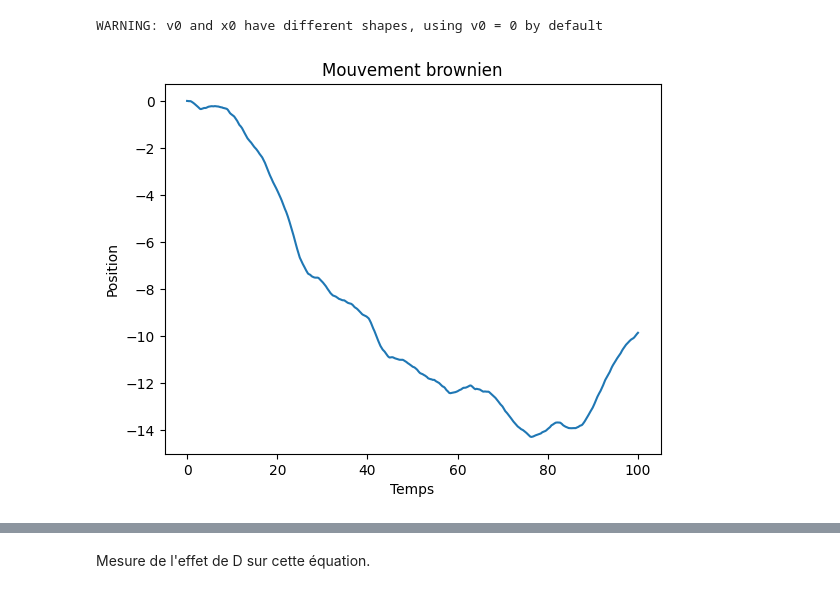
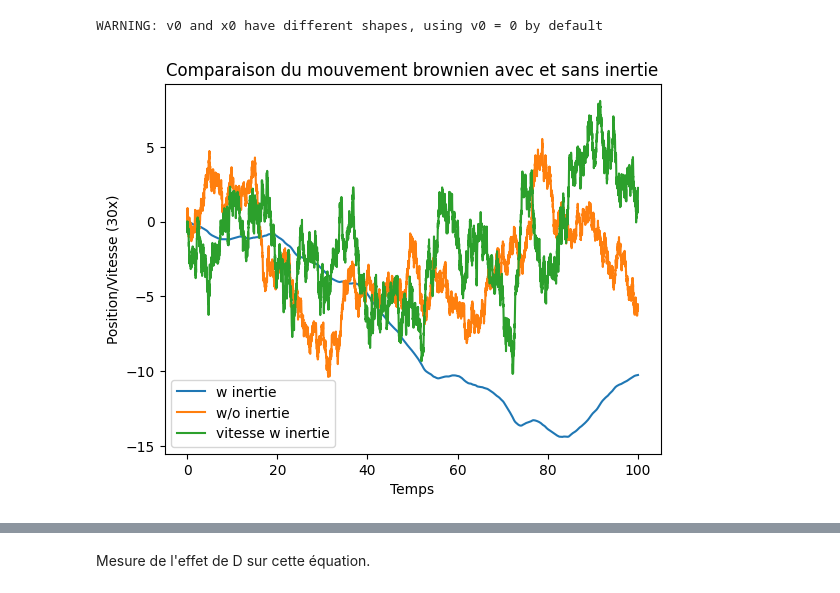
Before and after one commit to ostix360/Brownian-Motion, a Jupyter notebook: CR_speed.ipynb, the cells around one changed output, grey strips where cells are left out. Saved outputs shown, nothing was run; the diff lists cells and outputs as text; code cells hidden in the pictures.

```diff
--- a/CR_speed.ipynb
+++ b/CR_speed.ipynb
@@ -16,19 +16,22 @@ x0 = 0.0 # Position initiale
 v0 = 0.0 # Vitesse initiale
 # Simulation du mouvement brownien
 T = step*dt # Temps total de simulation
-n_walks = 9000 # Nombre de trajectoires à simuler
+n_walks = 3000 # Nombre de trajectoires à simuler
 x0 = np.zeros((n_walks,)) # Position initiale
 t = np.arange(0, T, dt)
 # %%
-
 x, v = euler_maruyama(D, gamma, T, dt, x0=x0)
+x_free = em_free(D, gamma, T, dt, x0=x0)
 # %% [output]
 WARNING: v0 and x0 have different shapes, using v0 = 0 by default
 # %%
-plt.plot(t, x[:, 2])
+plt.plot(t, x[:, 2], label="w inertie")
+plt.plot(t, x_free[:, 2], label="w/o inertie")
+plt.plot(t, v[:, 2]*15, label="vitesse w inertie")
 plt.xlabel('Temps')
-plt.ylabel('Position')
-plt.title('Mouvement brownien')
+plt.ylabel('Position/Vitesse (30x)')
+plt.title("Comparaison du mouvement brownien avec et sans inertie")
+plt.legend()
 plt.show()
 # %% [output]
-[figure, old version]
+[figure, new version]
```
Also changed, not shown: parts of 11 cells of this notebook.
